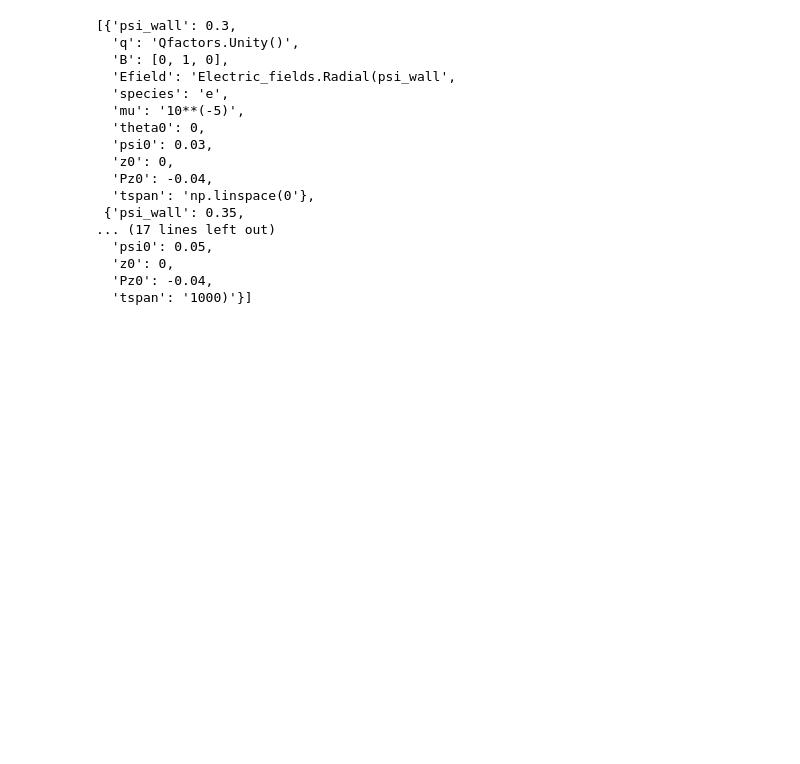
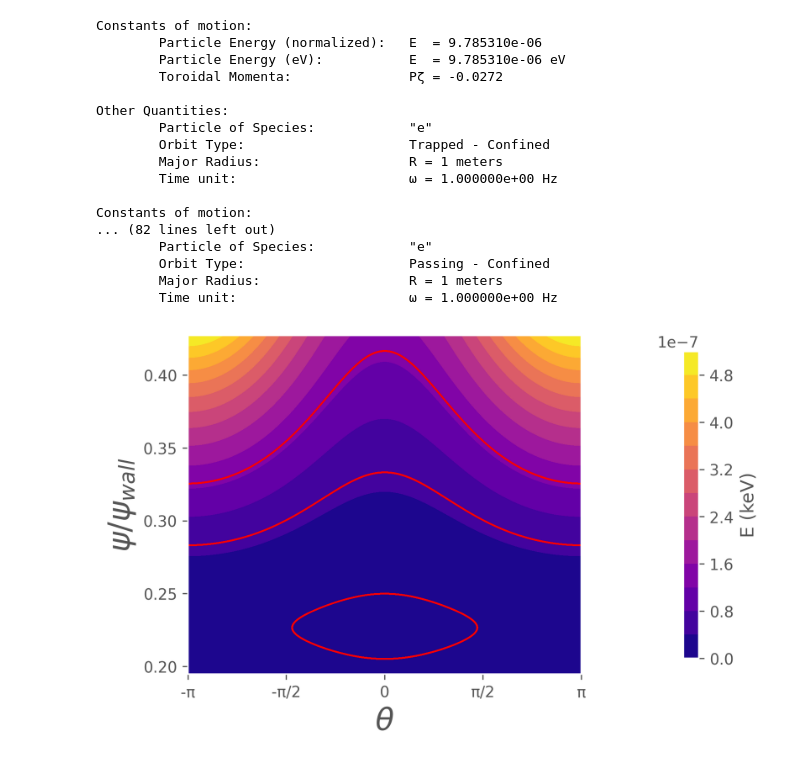
Before and after one commit to PlasmaPhy/guiding-center-motion, a Jupyter notebook: Many Particles.ipynb, the cells around one changed output. Drawn from its saved outputs; the diff is of its cells as text; code cells hidden in the pictures; blank space fills up the shorter version.

```diff
--- a/Many Particles.ipynb
+++ b/Many Particles.ipynb
@@ -20,21 +20,29 @@ reload(Qfactors); # for debugging, can be removed
 path = "parameters.yaml"
 foo = Particles.Particles(path)
 foo.params
+foo.create()
 # %% [output]
-[{'psi_wall': 0.3,
-  'q': 'Qfactors.Unity()',
-  'B': [0, 1, 0],
-  'Efield': 'Electric_fields.Radial(psi_wall',
-  'species': 'e',
-  'mu': '10**(-5)',
-  'theta0': 0,
-  'psi0': 0.03,
-  'z0': 0,
-  'Pz0': -0.04,
-  'tspan': 'np.linspace(0'},
- {'psi_wall': 0.35,
-... (17 lines left out)
-  'psi0': 0.05,
-  'z0': 0,
-  'Pz0': -0.04,
-  'tspan': '1000)'}]
+Constants of motion:
+        Particle Energy (normalized):   E  = 9.785310e-06
+        Particle Energy (eV):           E  = 9.785310e-06 eV
+        Toroidal Momenta:               Pζ = -0.0272
+
+Other Quantities:
+        Particle of Species:            "e"
+        Orbit Type:                     Trapped - Confined
+        Major Radius:                   R = 1 meters
+        Time unit:                      ω = 1.000000e+00 Hz
+
+Constants of motion:
+... (82 lines left out)
+        Particle of Species:            "e"
+        Orbit Type:                     Passing - Confined
+        Major Radius:                   R = 1 meters
+        Time unit:                      ω = 1.000000e+00 Hz
+# %%
+
+foo.plot_Ptheta_drifts(
+    theta_lim = [-np.pi ,np.pi]
+)
+# %% [output]
+[figure, added]
```
Also changed, not shown: 3 other files.
